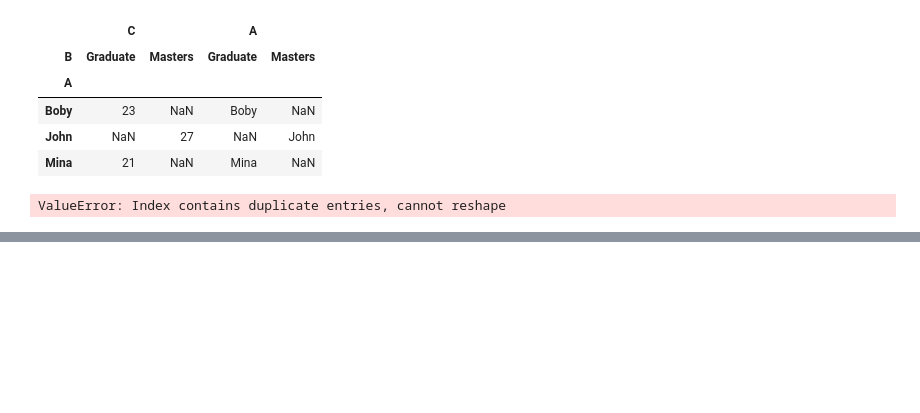
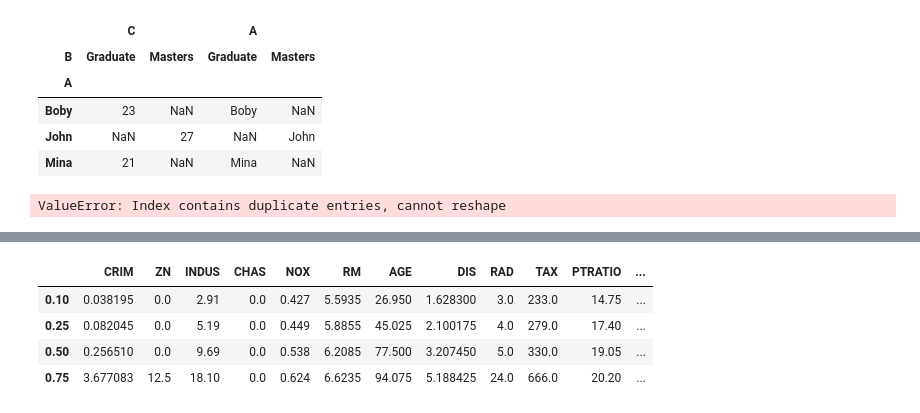
Before and after one commit to AugustoMaidana/visualitzaci-_gr-fica_de_multiples_variables-, a Jupyter notebook: test.ipynb, the cells around one changed output, grey strips where cells are left out. Saved outputs shown, nothing was run; the diff lists cells and outputs as text; code cells hidden in the pictures; blank space fills up the shorter version.

```diff
--- a/test.ipynb
+++ b/test.ipynb
@@ -543,0 +1083,8 @@ ValueError: Index contains duplicate entries, cannot reshape
+# %%
+#pd.set_option('display.max_rows', 500)
+pd.set_option('display.max_columns', None)
+pd.set_option('display.expand_frame_repr', False)
+pd.set_option('max_colwidth', None)
+#pd.set_option('display.width', 1000)
+#print((boston_IQR_Score_df < (Q1 - 1.5 * IQR)) | (boston_IQR_Score_df > (Q3 + 1.5 * IQR)))
+print((boston_IQR_Score_df < E1) | (boston_IQR_Score_df > E3))
@@ -543,0 +1168,9 @@ ValueError: Index contains duplicate entries, cannot reshape
+# %%
+# using quantile() function to find the quantiles over the index axis
+boston_df.quantile([.1, .25, .5, .75], axis = 0)
+# %% [output]
+|  | CRIM | ZN | INDUS | CHAS | NOX | RM | AGE | DIS | RAD | TAX | PTRATIO | ... |
+| 0.10 | 0.038195 | 0.0 | 2.91 | 0.0 | 0.427 | 5.5935 | 26.950 | 1.628300 | 3.0 | 233.0 | 14.75 | ... |
+| 0.25 | 0.082045 | 0.0 | 5.19 | 0.0 | 0.449 | 5.8855 | 45.025 | 2.100175 | 4.0 | 279.0 | 17.40 | ... |
+| 0.50 | 0.256510 | 0.0 | 9.69 | 0.0 | 0.538 | 6.2085 | 77.500 | 3.207450 | 5.0 | 330.0 | 19.05 | ... |
+| 0.75 | 3.677083 | 12.5 | 18.10 | 0.0 | 0.624 | 6.6235 | 94.075 | 5.188425 | 24.0 | 666.0 | 20.20 | ... |
```
Also changed, not shown: parts of 88 cells of this notebook, 1 other file.
